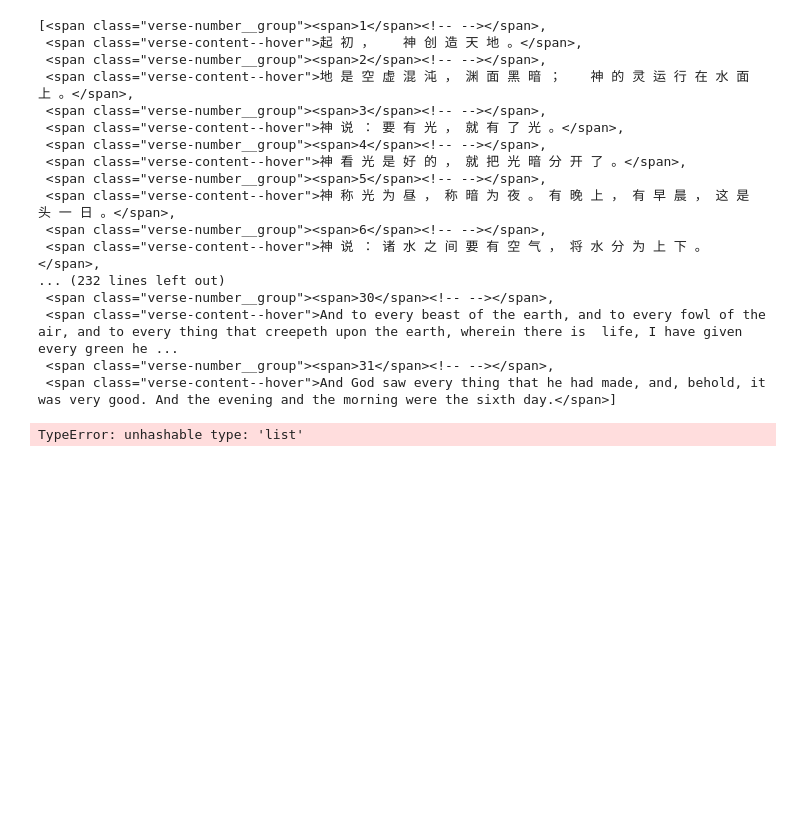
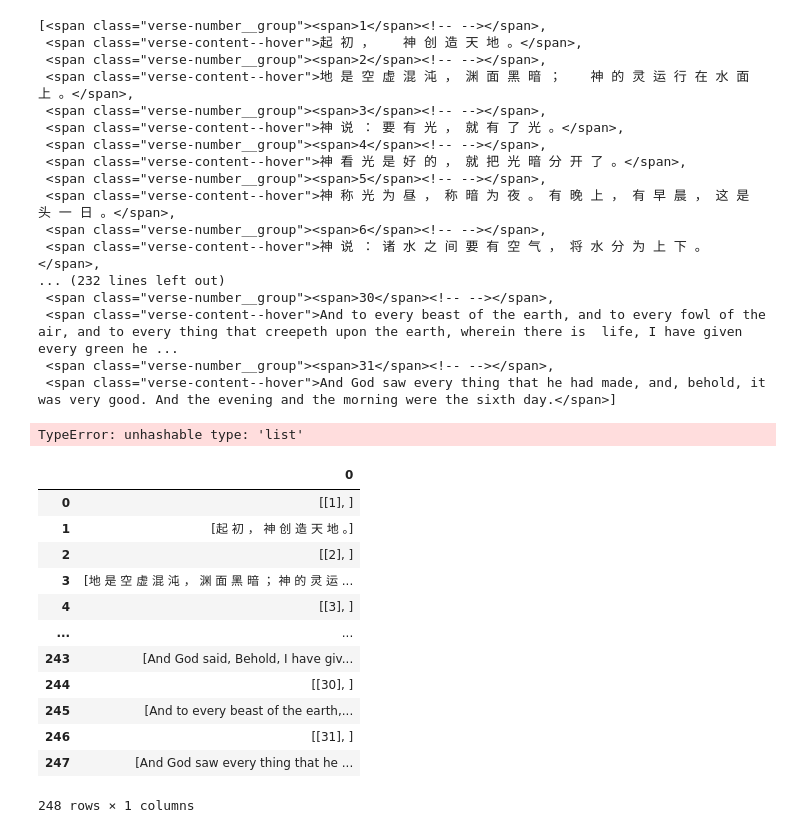
Before and after one commit to Feng-H/webspider, a Jupyter notebook: requests.ipynb, the cells around one changed output. Drawn from its saved outputs; the diff is of its cells as text; code cells hidden in the pictures; blank space fills up the shorter version.

Commit message:
add pandas

```diff
--- a/requests.ipynb
+++ b/requests.ipynb
@@ -157,3 +157,28 @@ title
 # '<span class="verse-content--hover">(.*?)</span>
 # %% [output]
 TypeError: unhashable type: 'list'
+# %%
+import requests
+import pandas as pd
+from bs4 import BeautifulSoup
+import lxml
+gen = requests.get("https://www.bibleserver.com/CUVS.ELB.ESV.KJV/%E5%88%9B%E4%B8%96%E8%AE%B01")
+soup = BeautifulSoup(gen.text)
+vers = soup.find_all(["span","sapn"],["verse-number__group","verse-content--hover"])
+# %%
+df = pd.DataFrame(vers)
+df
+# %% [output]
+|  | 0 |
+| 0 | [[1], ] |
+| 1 | [起 初 ， 神 创 造 天 地 。] |
+| 2 | [[2], ] |
+| 3 | [地 是 空 虚 混 沌 ， 渊 面 黑 暗 ； 神 的 灵 运 ... |
+| 4 | [[3], ] |
+| ... | ... |
+| 243 | [And God said, Behold, I have giv... |
+| 244 | [[30], ] |
+| 245 | [And to every beast of the earth,... |
+| 246 | [[31], ] |
+| 247 | [And God saw every thing that he ... |
+248 rows × 1 columns
```
Also changed, not shown: parts of 2 cells of this notebook, 1 other file.
